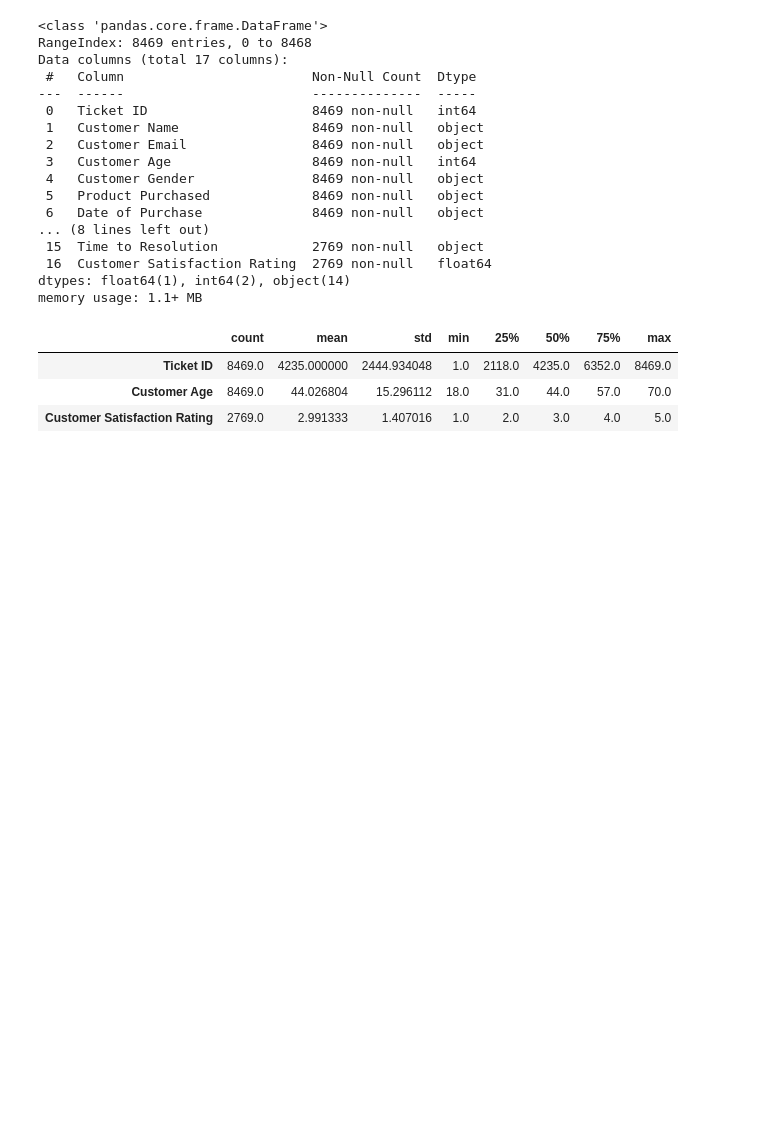
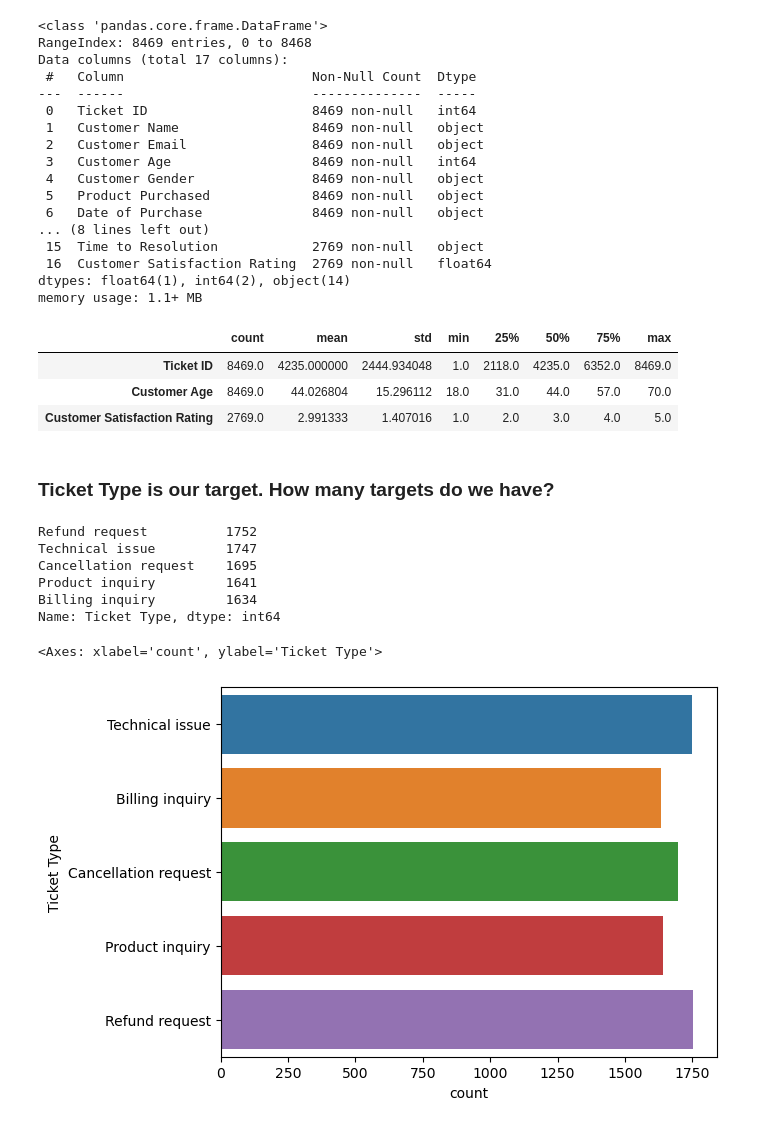
Before and after one commit to ehoanshelt/Support-Ticket-Categorizer, a Jupyter notebook: notebooks/EDA.ipynb, the cells around one changed output. Cells and saved outputs as stored; diff of their text form; code cells hidden in the pictures; blank space fills up the shorter version.

```diff
--- a/notebooks/EDA.ipynb
+++ b/notebooks/EDA.ipynb
@@ -41,3 +41,19 @@ df.describe().transpose()
 | Ticket ID | 8469.0 | 4235.000000 | 2444.934048 | 1.0 | 2118.0 | 4235.0 | 6352.0 | 8469.0 |
 | Customer Age | 8469.0 | 44.026804 | 15.296112 | 18.0 | 31.0 | 44.0 | 57.0 | 70.0 |
 | Customer Satisfaction Rating | 2769.0 | 2.991333 | 1.407016 | 1.0 | 2.0 | 3.0 | 4.0 | 5.0 |
+# %% [markdown]
+### Ticket Type is our target. How many targets do we have?
+# %%
+df["Ticket Type"].value_counts()
+# %% [output]
+Refund request          1752
+Technical issue         1747
+Cancellation request    1695
+Product inquiry         1641
+Billing inquiry         1634
+Name: Ticket Type, dtype: int64
+# %%
+sns.countplot(df, y="Ticket Type")
+# %% [output]
+<Axes: xlabel='count', ylabel='Ticket Type'>
+[figure, added]
```
Also changed, not shown: parts of 9 cells of this notebook.
